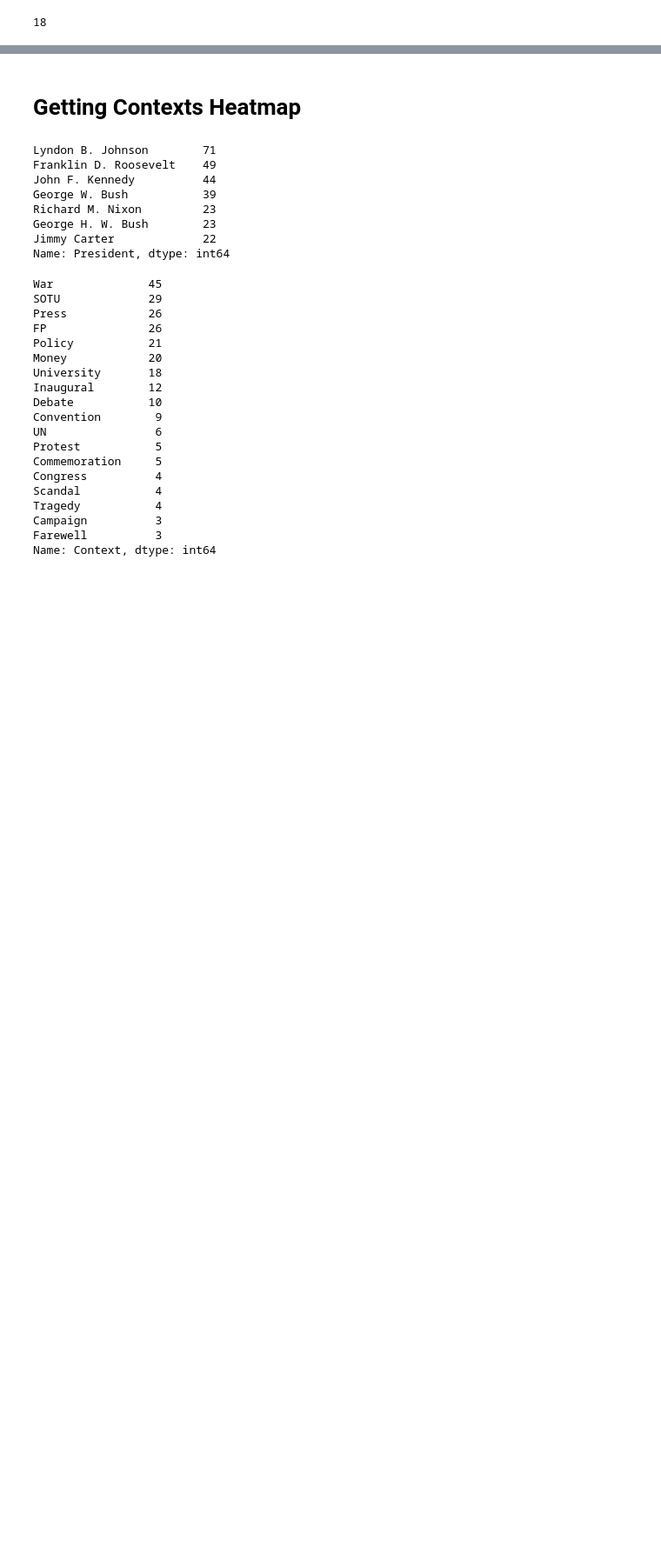
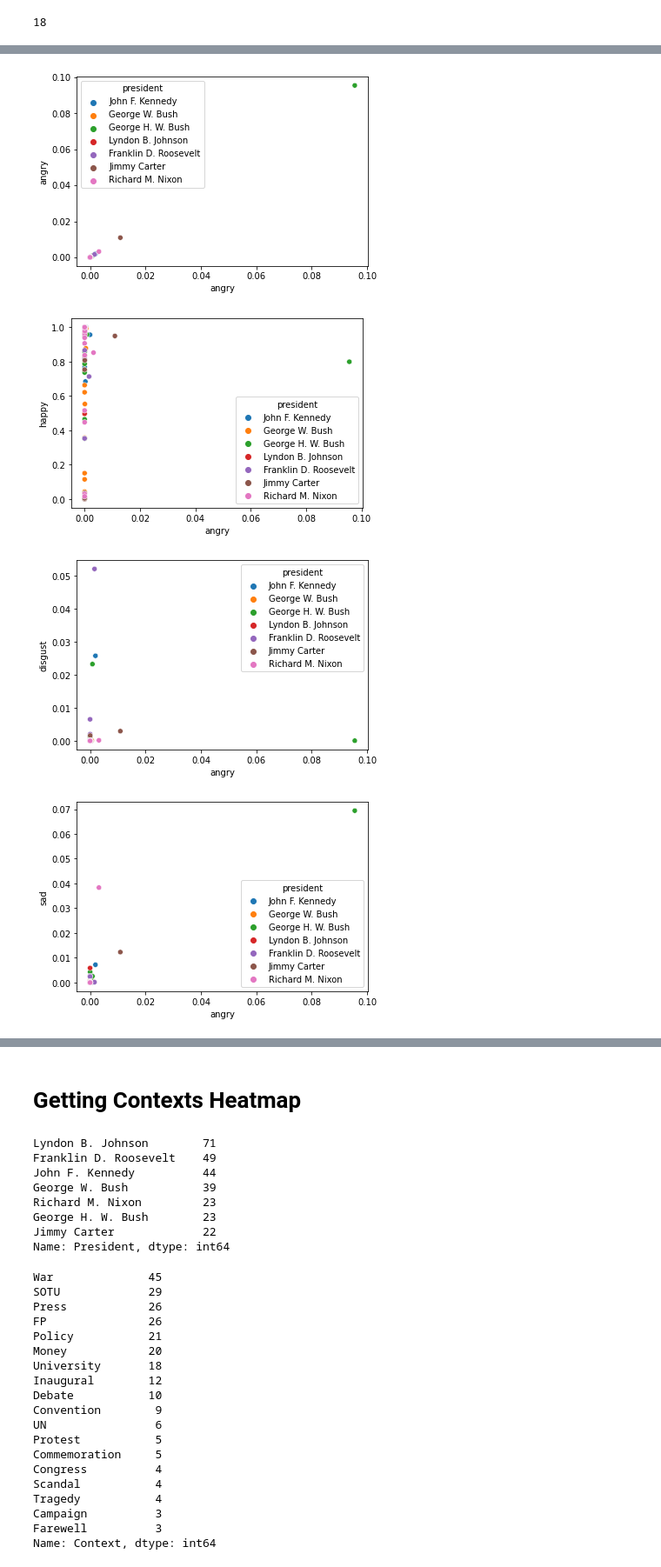
Before and after one commit to ShiyangLai/Political-Speech-Deep-Learning-Final-Project, a Jupyter notebook: notebook/audio_emotion_recognition.ipynb, the cells around one changed output, grey strips where cells are left out. Shown at 87% size. Drawn from its saved outputs; the diff is of its cells as text; code cells hidden in the pictures; blank space fills up the shorter version.

```diff
--- a/notebook/audio_emotion_recognition.ipynb
+++ b/notebook/audio_emotion_recognition.ipynb
@@ -337,0 +349,8 @@ for feel in feelings:
+# %%
+for feel in feelings:
+  plot_emotions('angry', feel)
+# %% [output]
+[figure, added]
+[figure, added]
+[figure, added]
+[figure, added]
```
Also changed, not shown: parts of 31 cells of this notebook.
